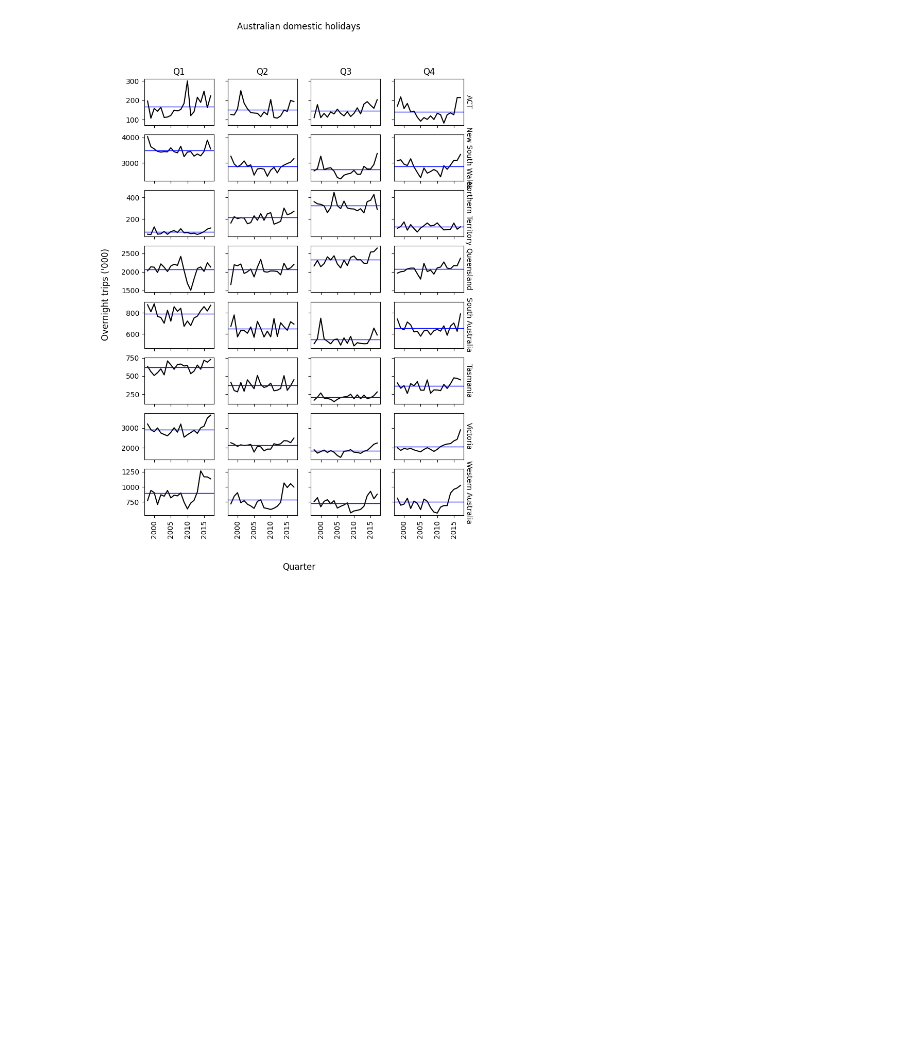
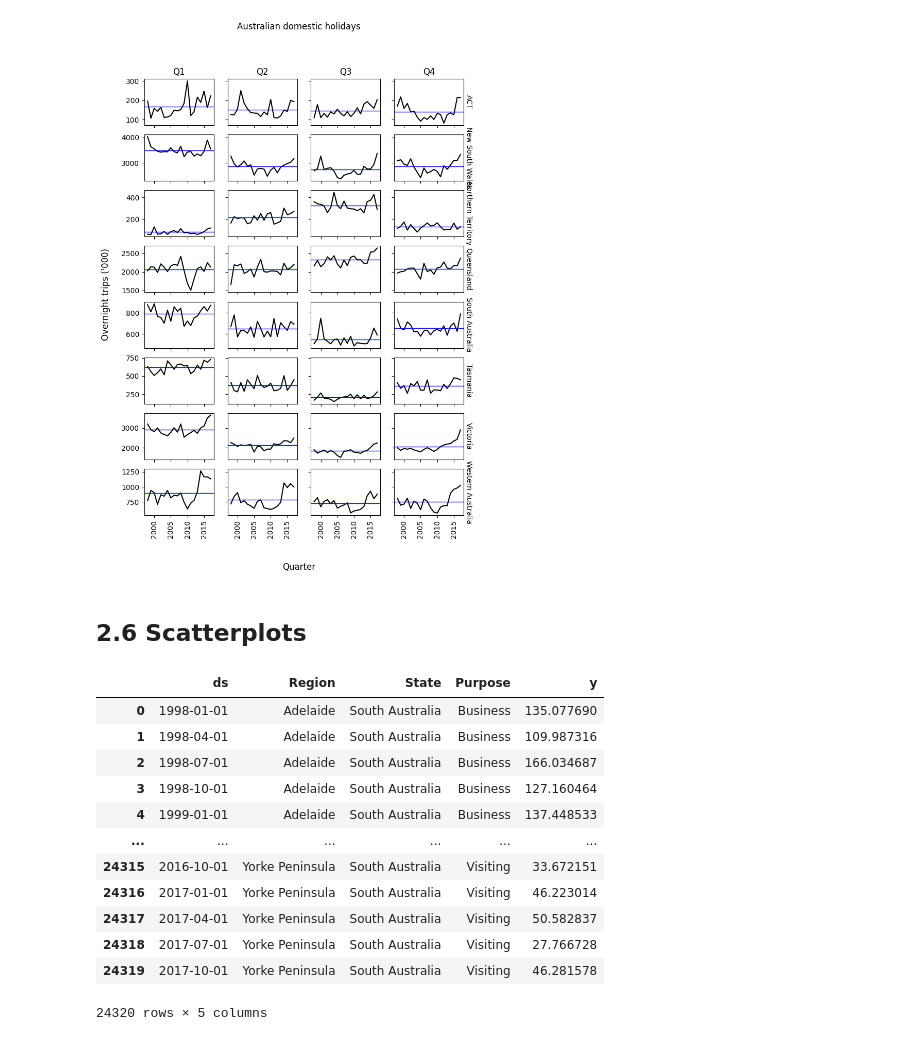
Before and after one commit to omeraytug/fpp3, a Jupyter notebook: code_alongs/02_time_series.ipynb, the cells around one changed output. Drawn from its saved outputs; the diff is of its cells as text; code cells hidden in the pictures; blank space fills up the shorter version.

```diff
--- a/code_alongs/02_time_series.ipynb
+++ b/code_alongs/02_time_series.ipynb
@@ -344,3 +344,32 @@ fig.supylabel("Overnight trips ('000)")
 fig.show()
 # %% [output]
 [figure]
+# %% [markdown]
+## 2.6 Scatterplots
+# %%
+tourism = tourism.rename(
+    columns={
+        "Quarter": "ds",
+        "Trips": "y"
+    }
+)
+
+tourism["ds"] = pd.to_datetime(
+    tourism["ds"].str.replace(" Q", "-Q"),
+)
+
+tourism
+# %% [output]
+|  | ds | Region | State | Purpose | y |
+| 0 | 1998-01-01 | Adelaide | South Australia | Business | 135.077690 |
+| 1 | 1998-04-01 | Adelaide | South Australia | Business | 109.987316 |
+| 2 | 1998-07-01 | Adelaide | South Australia | Business | 166.034687 |
+| 3 | 1998-10-01 | Adelaide | South Australia | Business | 127.160464 |
+| 4 | 1999-01-01 | Adelaide | South Australia | Business | 137.448533 |
+| ... | ... | ... | ... | ... | ... |
+| 24315 | 2016-10-01 | Yorke Peninsula | South Australia | Visiting | 33.672151 |
+| 24316 | 2017-01-01 | Yorke Peninsula | South Australia | Visiting | 46.223014 |
+| 24317 | 2017-04-01 | Yorke Peninsula | South Australia | Visiting | 50.582837 |
+| 24318 | 2017-07-01 | Yorke Peninsula | South Australia | Visiting | 27.766728 |
+| 24319 | 2017-10-01 | Yorke Peninsula | South Australia | Visiting | 46.281578 |
+24320 rows × 5 columns
```
Also changed, not shown: parts of 2 cells of this notebook.
